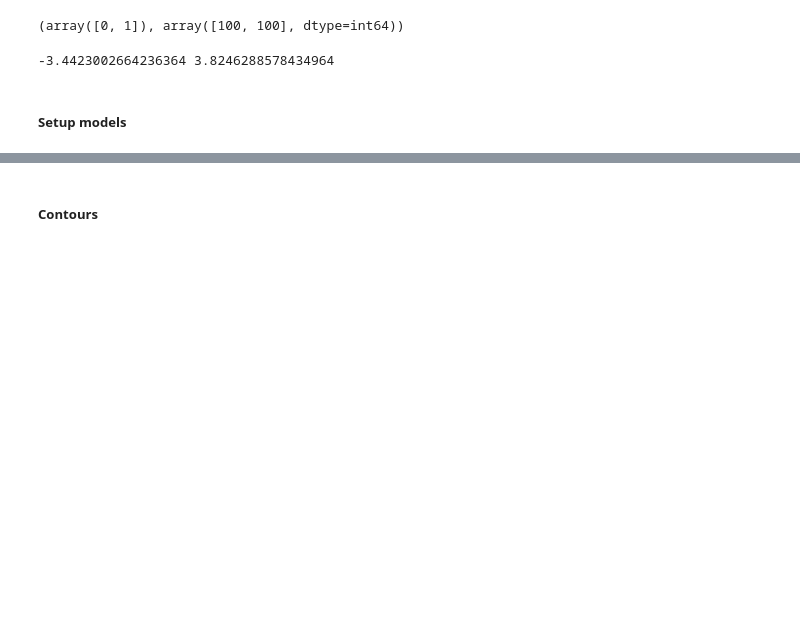
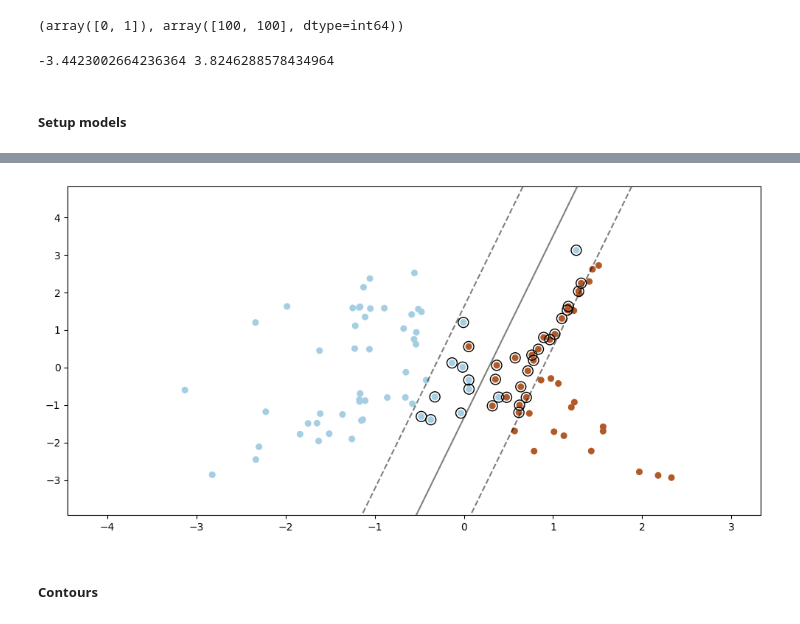
Before and after one commit to hooman-b/Machine_learning_assignments, a Jupyter notebook: Supervised_Learning/Fifth_Assignment/E_LR_SVM.ipynb, the cells around one changed output, grey strips where cells are left out. Cells and saved outputs as stored; diff of their text form; code cells hidden in the pictures; blank space fills up the shorter version.

```diff
--- a/Supervised_Learning/Fifth_Assignment/E_LR_SVM.ipynb
+++ b/Supervised_Learning/Fifth_Assignment/E_LR_SVM.ipynb
@@ -156,3 +188,40 @@ LinearSVC()
+# %%
+from sklearn.inspection import DecisionBoundaryDisplay
+
+
+plt.figure(figsize=(10, 5))
+# The support vectors are the samples that lie within the margin
+# boundaries, whose size is conventionally constrained to 1
+support_vector_indices = np.where(np.abs(decision_values) <= 1 + 1e-15)[0]
+support_vectors = X[support_vector_indices]
+
+#plt.subplot(1, 2, i + 1)
+plt.scatter(X_train[:, 0], X_train[:, 1], c=y_train, s=30, cmap=plt.cm.Paired)
+ax = plt.gca()
+DecisionBoundaryDisplay.from_estimator(
+        svm,
+        X,
+        ax=ax,
+        grid_resolution=50,
+        plot_method="contour",
+        colors="k",
+        levels=[-1, 0, 1],
+        alpha=0.5,
+        linestyles=["--", "-", "--"],
+    )
+plt.scatter(
+        support_vectors[:, 0],
+        support_vectors[:, 1],
+        s=100,
+        linewidth=1,
+        facecolors="none",
+        edgecolors="k",
+    )
+#plt.title("C=" + str(C))
+plt.tight_layout()
+plt.show()
+# %% [output]
+[figure, added]
 # %% [markdown]
 ##### Contours
 # %%
```
Also changed, not shown: parts of 15 cells of this notebook.
